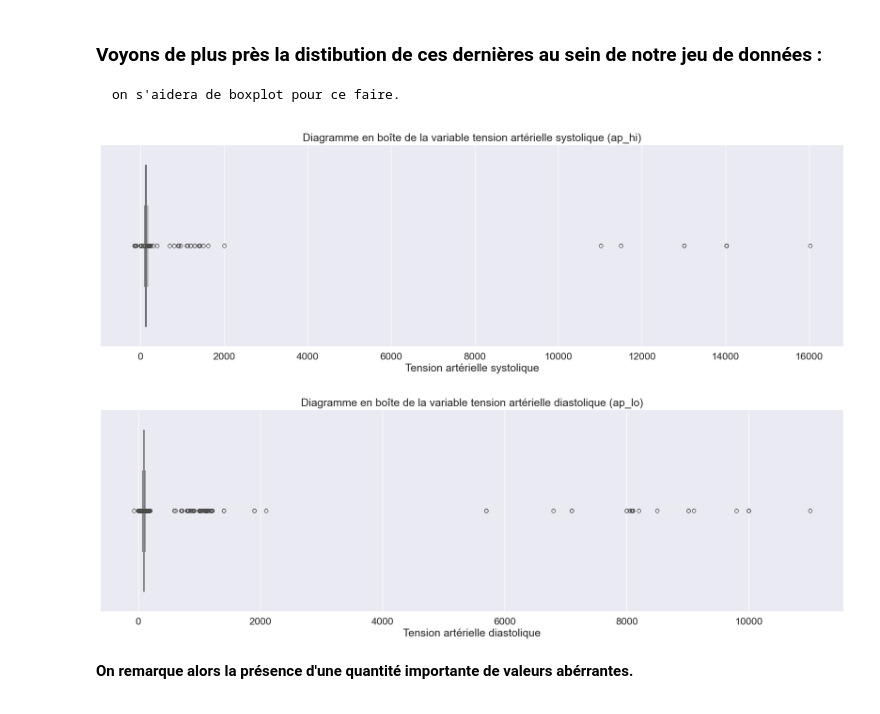
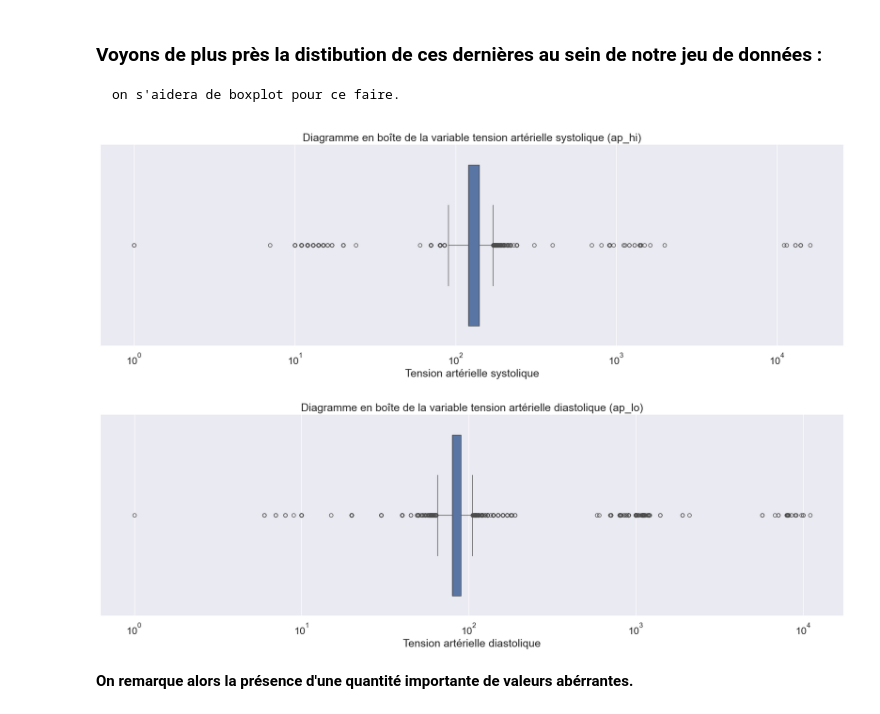
Before and after one commit to marwan-rouissi/cardio-vasc-risks, a Jupyter notebook: cardio-vasc-risks.ipynb, the cells around one changed output. Drawn from its saved outputs; the diff is of its cells as text; code cells hidden in the pictures.

```diff
--- a/cardio-vasc-risks.ipynb
+++ b/cardio-vasc-risks.ipynb
@@ -120,19 +124,21 @@ df.describe()
 # %%
 plt.figure(figsize=(22, 6))
 sns.boxplot(x='ap_hi', data=df)
 plt.title('Diagramme en boîte de la variable tension artérielle systolique (ap_hi)')
 plt.xlabel('Tension artérielle systolique')
+plt.xscale('log')
 plt.show()
 # %% [output]
-[figure, old version]
+[figure, new version]
 # %%
 plt.figure(figsize=(22, 6))
 sns.boxplot(x='ap_lo', data=df)
 plt.title('Diagramme en boîte de la variable tension artérielle diastolique (ap_lo)')
 plt.xlabel('Tension artérielle diastolique')
+plt.xscale('log')
 plt.show()
 # %% [output]
-[figure, old version]
+[figure, new version]
 # %% [markdown]
 **On remarque alors la présence d'une quantité importante de valeurs abérrantes.**
 # %% [markdown]
```
Also changed, not shown: parts of 81 cells of this notebook.
